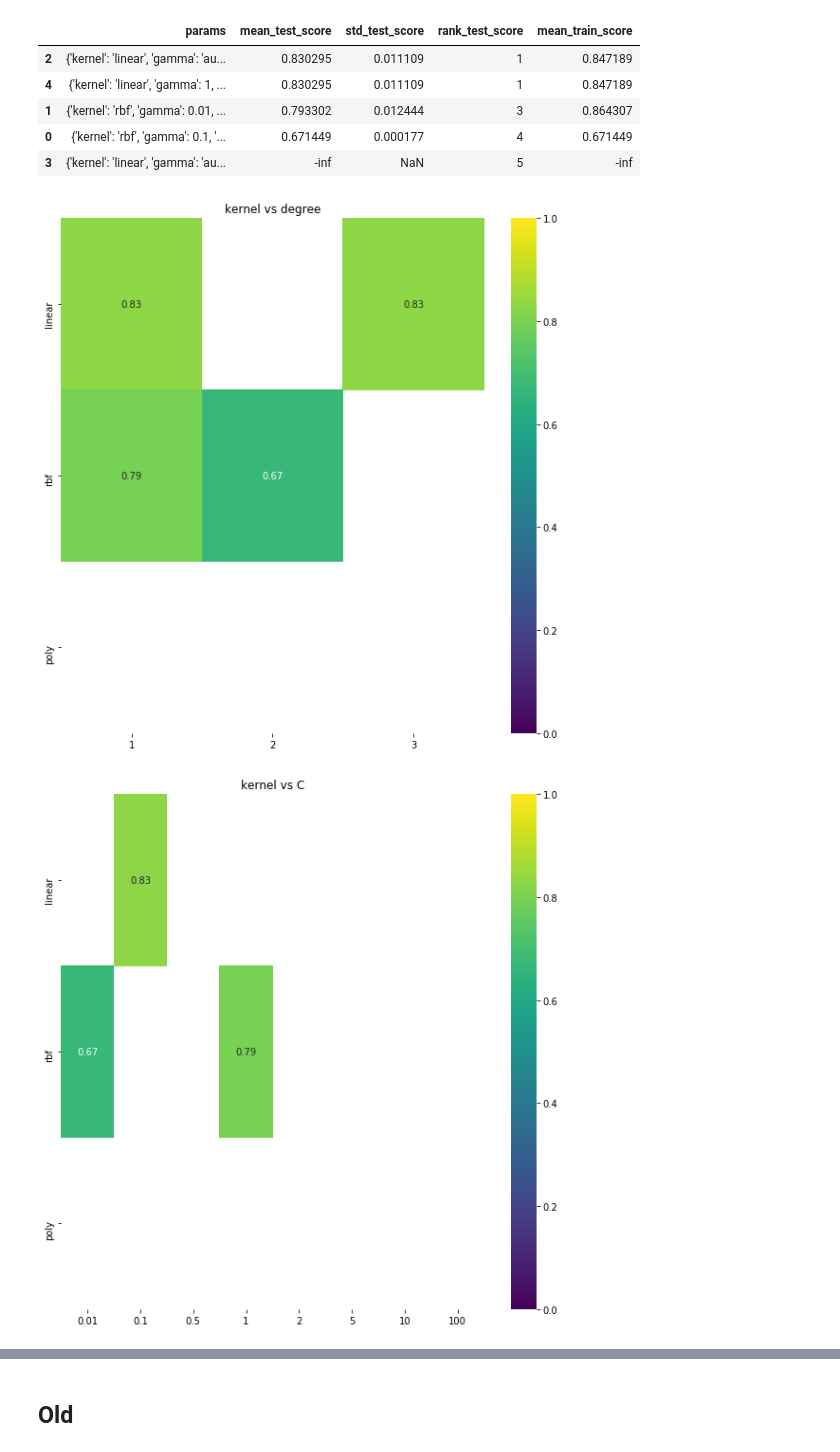
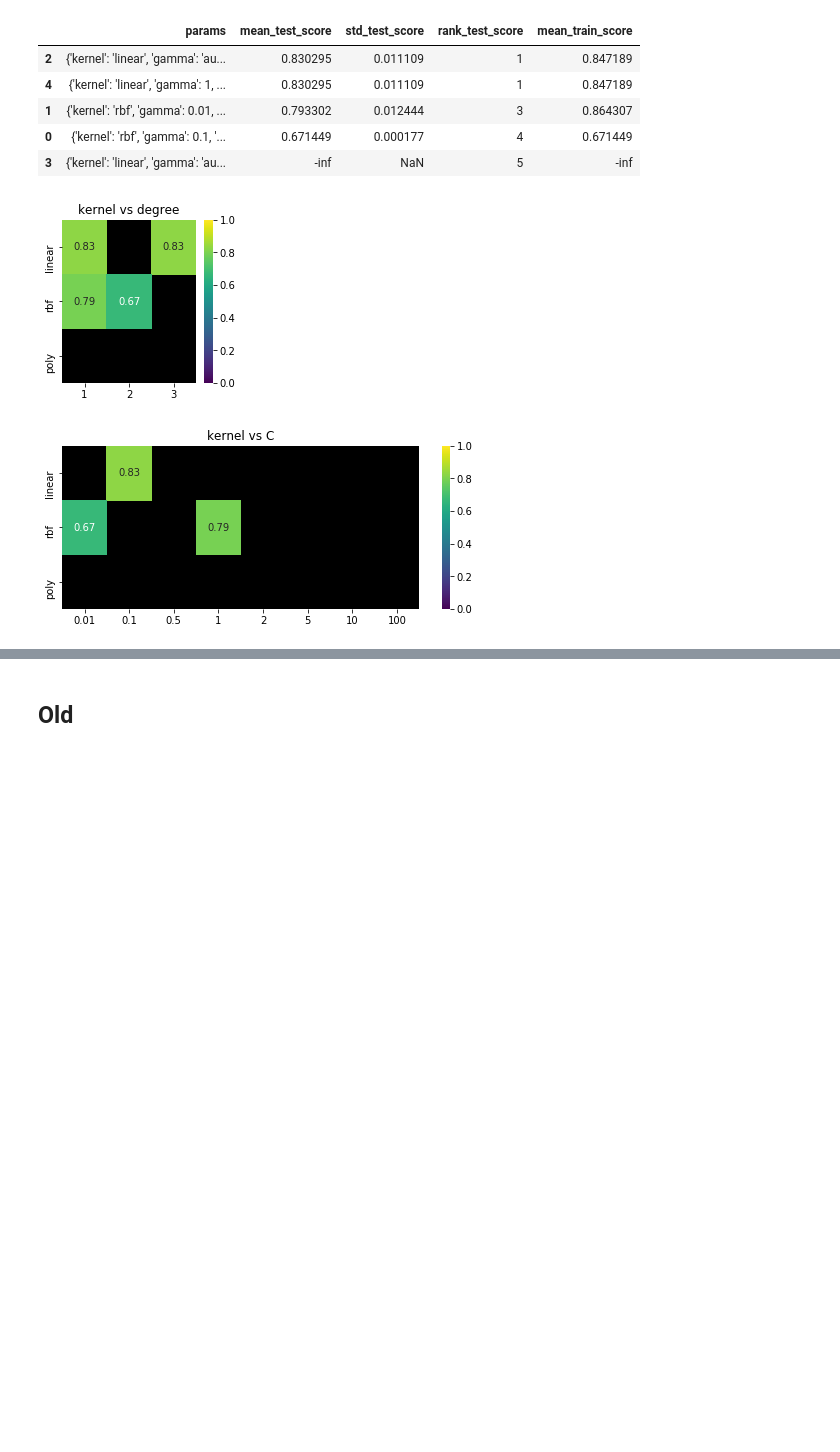
Before and after one commit to pkubiak/happy-szczurki, a Jupyter notebook: Classification SVM.ipynb, the cells around one changed output, grey strips where cells are left out. Drawn from its saved outputs; the diff is of its cells as text; code cells hidden in the pictures; blank space fills up the shorter version.

Commit message:
best params vizualization fixes

```diff
--- a/Classification SVM.ipynb
+++ b/Classification SVM.ipynb
@@ -389,31 +389,33 @@ df.sort_values(by='rank_test_score')
 # %%
 import itertools
 import seaborn as sns
 
 listables = []
 for key, value in clf.param_distributions.items():
     if isinstance(value, list):
         listables.append(key)
 
 for a, b in itertools.combinations(listables, 2):
 #     print(a,b)
     params_a = clf.param_distributions[a]
     params_b = clf.param_distributions[b]
 
     results = []
     for val_a, val_b in itertools.product(params_a, params_b):
         crit_a = clf.cv_results_[f'param_{a}'] == val_a
         crit_b = clf.cv_results_[f'param_{b}'] == val_b
         try:
             best = np.max(clf.cv_results_['mean_test_score'][crit_a & crit_b])
         except ValueError:
             best = np.nan
         results.append(best)
 #         print('\t', val_a, val_b, best)
     results = np.array(results).reshape((len(params_a), len(params_b)))
 
-    plt.figure(figsize=(10,10))
-    sns.heatmap(results, xticklabels=params_b, yticklabels=params_a, annot=True, fmt=".2f", vmin=0.0, vmax=1.0, cmap='viridis').set_title(f"{a} vs {b}")
+    plt.figure(figsize=(len(params_b), len(params_a)))
+    ax = sns.heatmap(results, xticklabels=params_b, yticklabels=params_a, annot=True, fmt=".2f", vmin=0.0, vmax=1.0, cmap='viridis')
+    ax.set_facecolor("black")
+    ax.set_title(f"{a} vs {b}")
 # %% [output]
-[figure, old version]
+[figure, new version]
-[figure, old version]
+[figure, new version]
```
Also changed, not shown: parts of 1 cell of this notebook.
